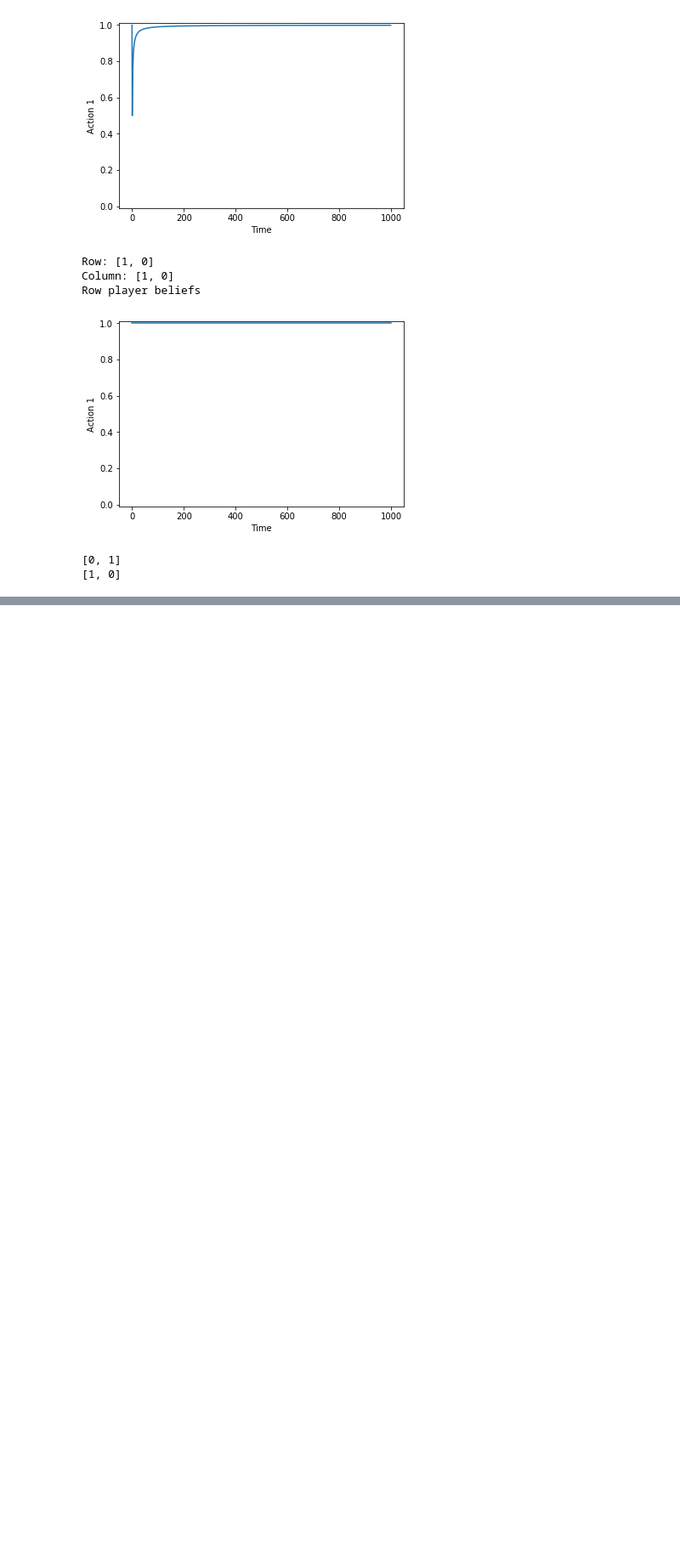
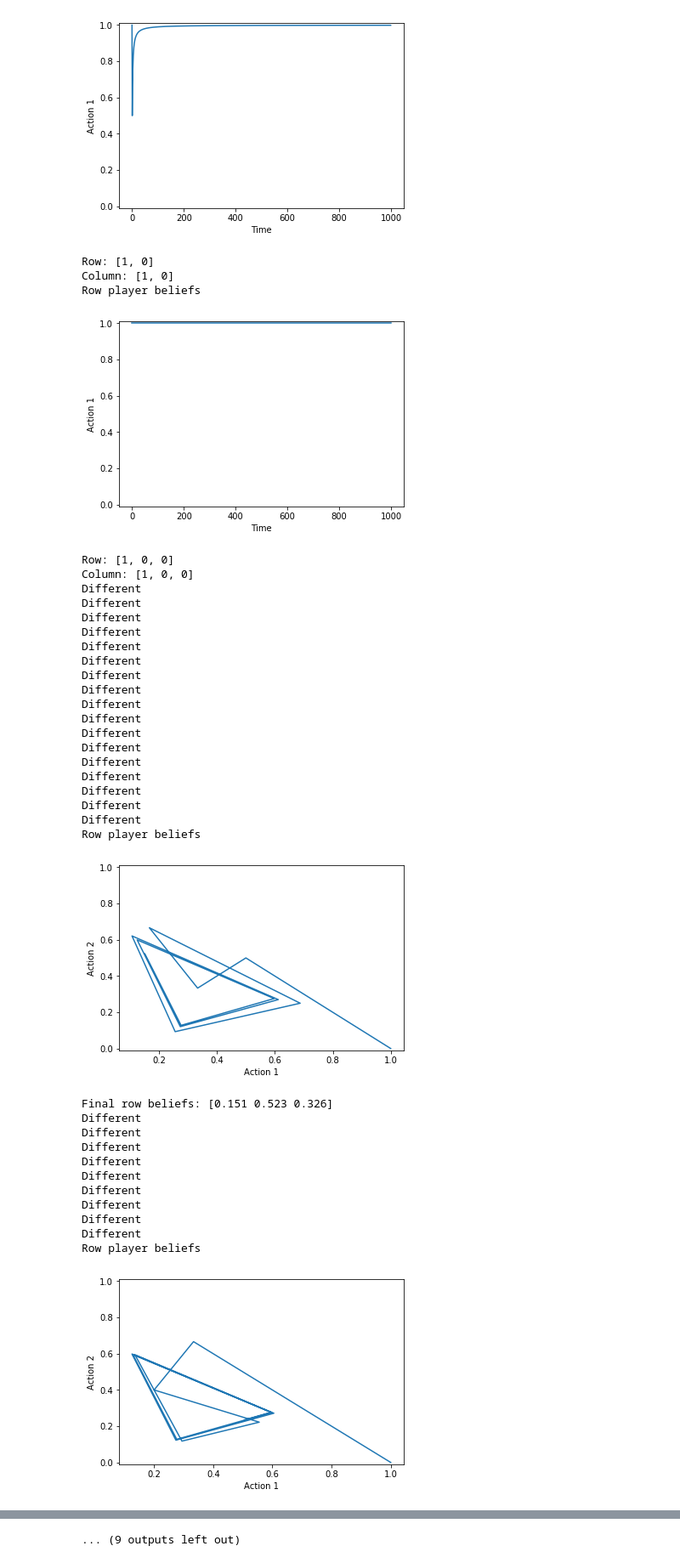
Before and after one commit to wesleyackerman/multiagent_systems, a Jupyter notebook: hw/Fictitious Play/Fictitious.ipynb, the cells around one changed output, grey strips where cells are left out. Shown at 85% size. Cells and saved outputs as stored; diff of their text form; code cells hidden in the pictures; blank space fills up the shorter version.

```diff
--- a/hw/Fictitious Play/Fictitious.ipynb
+++ b/hw/Fictitious Play/Fictitious.ipynb
@@ -155,11 +167,13 @@ for row_beliefs in ([0,1],[1,0]):
     for column_beliefs in [[0,1],[1,0]]:
         print("Row:", row_beliefs)
         print("Column:", column_beliefs)
-        engine = fictitious_play(game, row_beliefs, column_beliefs)
-        engine.play_games(1000)
+        #for i in range(0,10):
+        if True:
+            engine = fictitious_play(game, row_beliefs, column_beliefs)
+            engine.play_games(1000)
 
-        print("Row player beliefs")
-        engine.plot_strategies(engine.historical_beliefs1)
+            print("Row player beliefs")
+            engine.plot_strategies(engine.historical_beliefs1)
 # %% [output]
 Row: [0, 1]
 Column: [0, 1]
@@ -177,9 +191,55 @@ Row: [1, 0]
 Column: [1, 0]
 Row player beliefs
 [figure]
-# %%
-for row_beliefs in ([0,1],[1,0]):
-    print(row_beliefs)
-# %% [output]
-[0, 1]
-[1, 0]
+# %%
+
+game = "shapley"
+
+all_possible_beliefs = [[1,0,0],[0,1,0],[0,0,1]]
+all_possible_beliefs = [[1,0,0]]
+for row_beliefs in all_possible_beliefs:
+    for column_beliefs in all_possible_beliefs:
+        print("Row:", row_beliefs)
+        print("Column:", column_beliefs)
+        for i in range(0,10):
+            if True:
+                engine = fictitious_play(game, row_beliefs, column_beliefs, random_ties=True)
+                engine.play_games(10000)
+
+                print("Row player beliefs")
+                engine.plot_strategies(engine.historical_beliefs1)
+                print("Final row beliefs: {}".format(engine.normalize(engine.p1_beliefs)))
+# %% [output]
+Row: [1, 0, 0]
+Column: [1, 0, 0]
+Different
+Different
+Different
+Different
+Different
+Different
+Different
+Different
+Different
+Different
+Different
+Different
+Different
+Different
+Different
+Different
+Different
+Row player beliefs
+[figure, added]
+Final row beliefs: [0.151 0.523 0.326]
+Different
+Different
+Different
+Different
+Different
+Different
+Different
+Different
+Different
+Row player beliefs
+[figure, added]
@@ -185,0 +309 @@ for row_beliefs in ([0,1],[1,0]):
+... (9 outputs left out)
```
Also changed, not shown: parts of 4 cells of this notebook, 1 other file.
